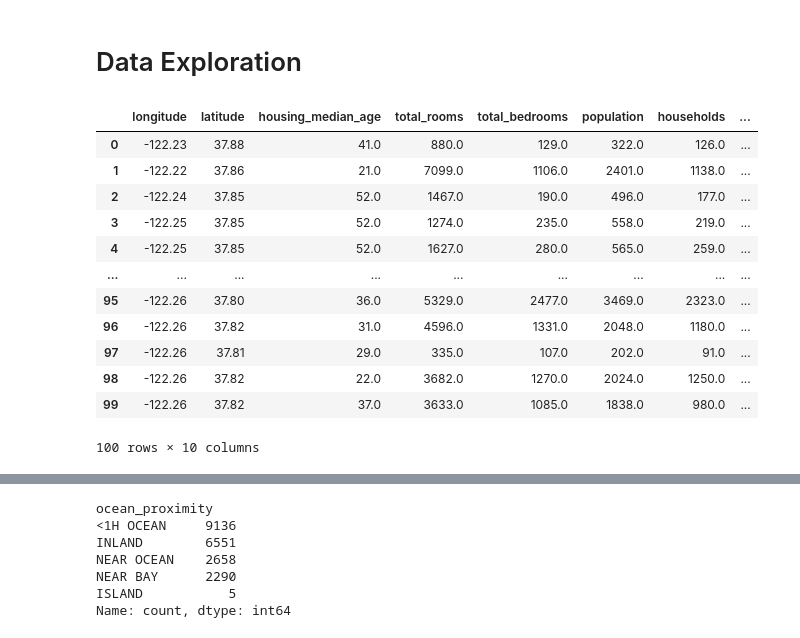
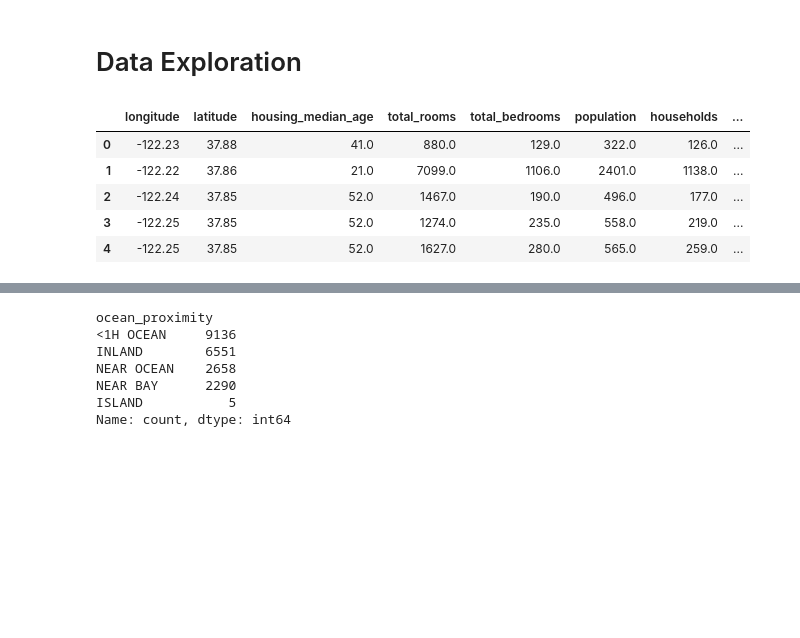
Before and after one commit to maxxfuu/California-Housing-Price-Prediction-, a Jupyter notebook: Regression.ipynb, the cells around one changed output, grey strips where cells are left out. Cells and saved outputs as stored; diff of their text form; code cells hidden in the pictures; blank space fills up the shorter version.

```diff
--- a/Regression.ipynb
+++ b/Regression.ipynb
@@ -15,21 +15,14 @@ import seaborn as sns
 # Data Exploration
 # %%
 housing = pd.read_csv('./housing.csv')
-housing.head(100)
+housing.head()
 # %% [output]
 |  | longitude | latitude | housing_median_age | total_rooms | total_bedrooms | population | households | ... |
 | 0 | -122.23 | 37.88 | 41.0 | 880.0 | 129.0 | 322.0 | 126.0 | ... |
 | 1 | -122.22 | 37.86 | 21.0 | 7099.0 | 1106.0 | 2401.0 | 1138.0 | ... |
 | 2 | -122.24 | 37.85 | 52.0 | 1467.0 | 190.0 | 496.0 | 177.0 | ... |
 | 3 | -122.25 | 37.85 | 52.0 | 1274.0 | 235.0 | 558.0 | 219.0 | ... |
 | 4 | -122.25 | 37.85 | 52.0 | 1627.0 | 280.0 | 565.0 | 259.0 | ... |
-| ... | ... | ... | ... | ... | ... | ... | ... | ... |
-| 95 | -122.26 | 37.80 | 36.0 | 5329.0 | 2477.0 | 3469.0 | 2323.0 | ... |
-| 96 | -122.26 | 37.82 | 31.0 | 4596.0 | 1331.0 | 2048.0 | 1180.0 | ... |
-| 97 | -122.26 | 37.81 | 29.0 | 335.0 | 107.0 | 202.0 | 91.0 | ... |
-| 98 | -122.26 | 37.82 | 22.0 | 3682.0 | 1270.0 | 2024.0 | 1250.0 | ... |
-| 99 | -122.26 | 37.82 | 37.0 | 3633.0 | 1085.0 | 1838.0 | 980.0 | ... |
-100 rows × 10 columns
 # %%
 housing.info()
 # %% [output]
```
Also changed, not shown: parts of 44 cells of this notebook.
